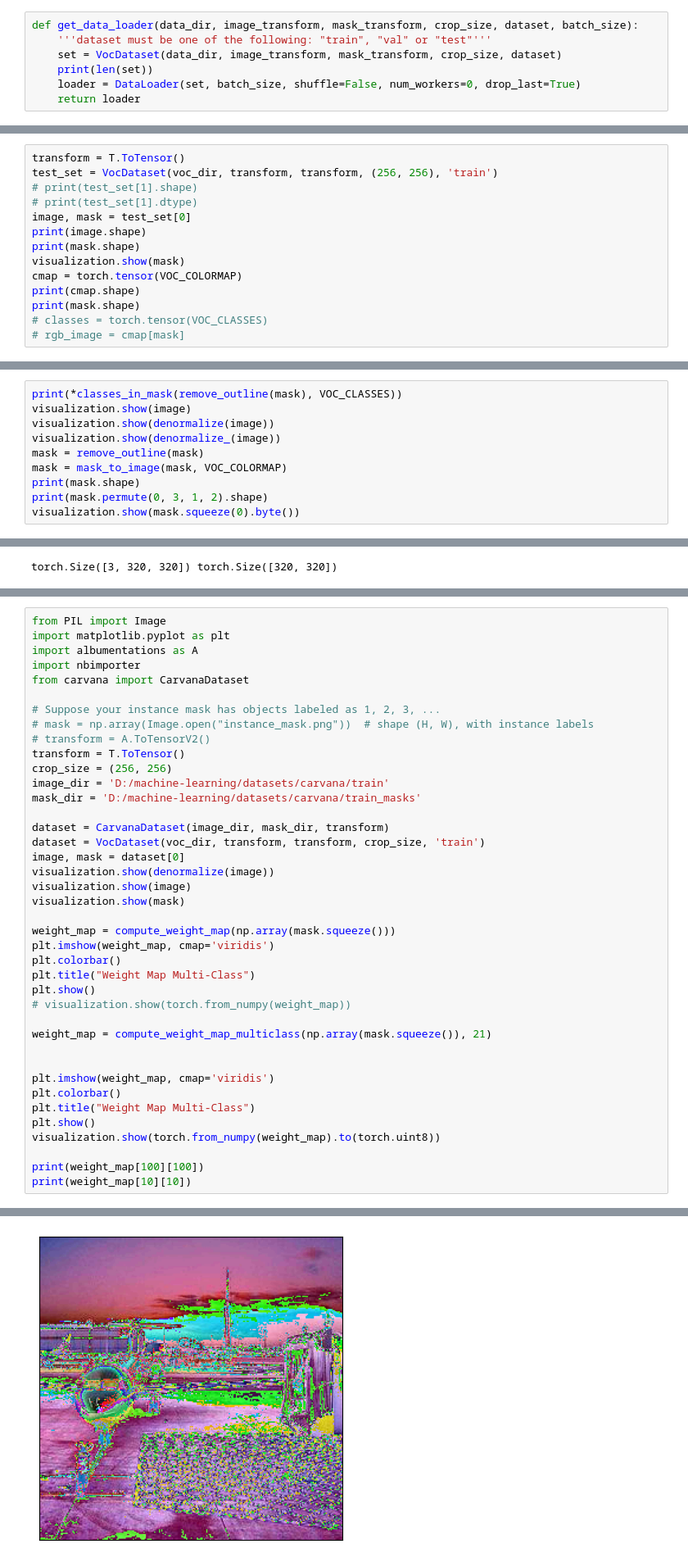
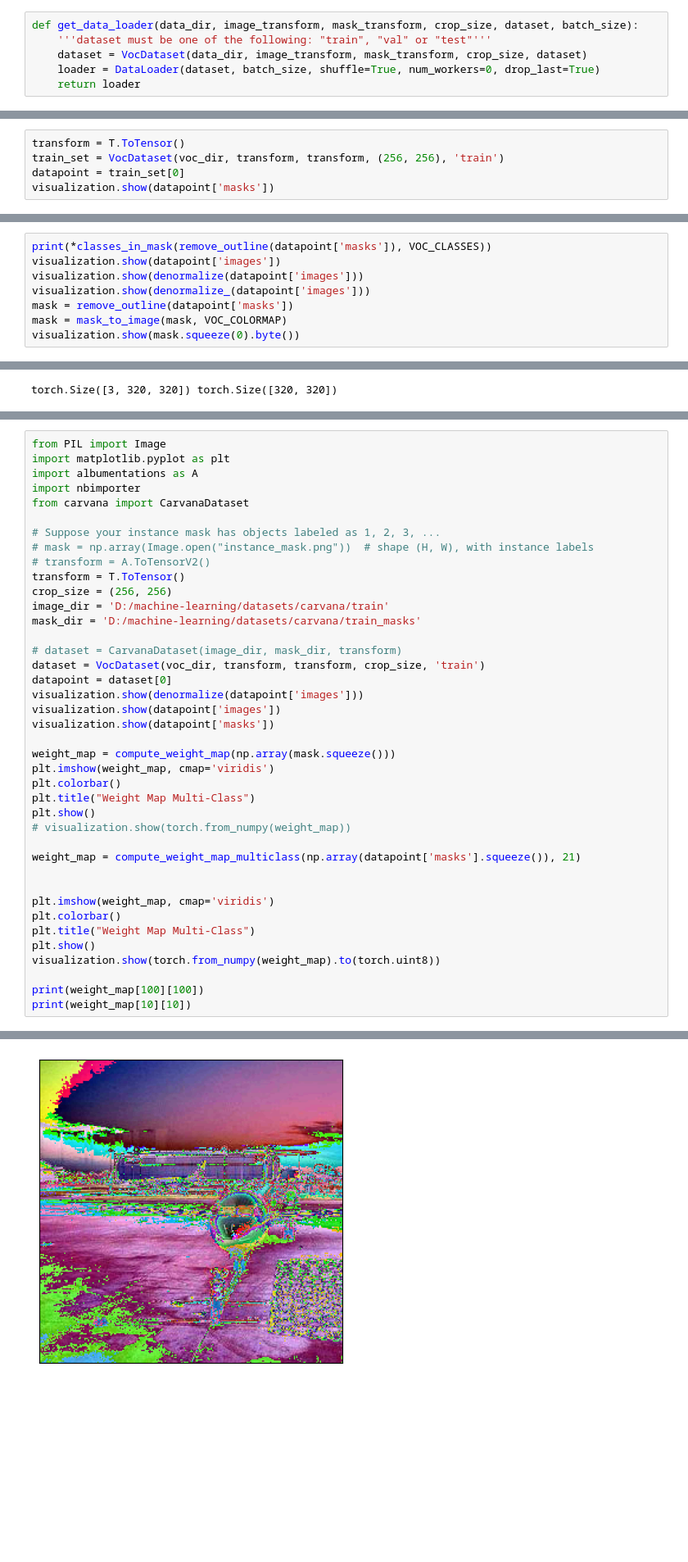
Before and after one commit to hjmillard/U-Net, a Jupyter notebook: dataset.ipynb, the cells around one changed output, grey strips where cells are left out. Shown at 82% size. Drawn from its saved outputs; the diff is of its cells as text; blank space fills up the shorter version.

```diff
--- a/dataset.ipynb
+++ b/dataset.ipynb
@@ -300,9 +193,8 @@ DONE
 # %%
 def get_data_loader(data_dir, image_transform, mask_transform, crop_size, dataset, batch_size):
     '''dataset must be one of the following: "train", "val" or "test"'''
-    set = VocDataset(data_dir, image_transform, mask_transform, crop_size, dataset)
-    print(len(set))
-    loader = DataLoader(set, batch_size, shuffle=False, num_workers=0, drop_last=True)
+    dataset = VocDataset(data_dir, image_transform, mask_transform, crop_size, dataset)
+    loader = DataLoader(dataset, batch_size, shuffle=True, num_workers=0, drop_last=True)
     return loader
 # %%
 train_loader = get_data_loader(voc_dir, T.ToTensor(), T.ToTensor(), (256, 256), 'train', 8)
@@ -440,15 +331,6 @@ torch.Size([1, 256, 3, 256])
 # %%
 transform = T.ToTensor()
-test_set = VocDataset(voc_dir, transform, transform, (256, 256), 'train')
-# print(test_set[1].shape)
-# print(test_set[1].dtype)
-image, mask = test_set[0]
-print(image.shape)
-print(mask.shape)
-visualization.show(mask)
-cmap = torch.tensor(VOC_COLORMAP)
-print(cmap.shape)
-print(mask.shape)
-# classes = torch.tensor(VOC_CLASSES)
-# rgb_image = cmap[mask]
+train_set = VocDataset(voc_dir, transform, transform, (256, 256), 'train')
+datapoint = train_set[0]
+visualization.show(datapoint['masks'])
 # %% [output]
@@ -460,11 +338,9 @@ torch.Size([1, 256, 256])
 # %%
-print(*classes_in_mask(remove_outline(mask), VOC_CLASSES))
-visualization.show(image)
-visualization.show(denormalize(image))
-visualization.show(denormalize_(image))
-mask = remove_outline(mask)
+print(*classes_in_mask(remove_outline(datapoint['masks']), VOC_CLASSES))
+visualization.show(datapoint['images'])
+visualization.show(denormalize(datapoint['images']))
+visualization.show(denormalize_(datapoint['images']))
+mask = remove_outline(datapoint['masks'])
 mask = mask_to_image(mask, VOC_COLORMAP)
-print(mask.shape)
-print(mask.permute(0, 3, 1, 2).shape)
 visualization.show(mask.squeeze(0).byte())
 # %% [output]
@@ -748,12 +621,12 @@ crop_size = (256, 256)
 image_dir = 'D:/machine-learning/datasets/carvana/train'
 mask_dir = 'D:/machine-learning/datasets/carvana/train_masks'
 
-dataset = CarvanaDataset(image_dir, mask_dir, transform)
+# dataset = CarvanaDataset(image_dir, mask_dir, transform)
 dataset = VocDataset(voc_dir, transform, transform, crop_size, 'train')
-image, mask = dataset[0]
-visualization.show(denormalize(image))
-visualization.show(image)
-visualization.show(mask)
+datapoint = dataset[0]
+visualization.show(denormalize(datapoint['images']))
+visualization.show(datapoint['images'])
+visualization.show(datapoint['masks'])
 
 weight_map = compute_weight_map(np.array(mask.squeeze()))
 plt.imshow(weight_map, cmap='viridis')
@@ -762,7 +635,7 @@ plt.title("Weight Map Multi-Class")
 plt.show()
 # visualization.show(torch.from_numpy(weight_map))
 
-weight_map = compute_weight_map_multiclass(np.array(mask.squeeze()), 21)
+weight_map = compute_weight_map_multiclass(np.array(datapoint['masks'].squeeze()), 21)
 
 
 plt.imshow(weight_map, cmap='viridis')
@@ -778 +651 @@ print(weight_map[10][10])
-[figure, old version]
+[figure, new version]
```
Also changed, not shown: parts of 18 cells of this notebook.
